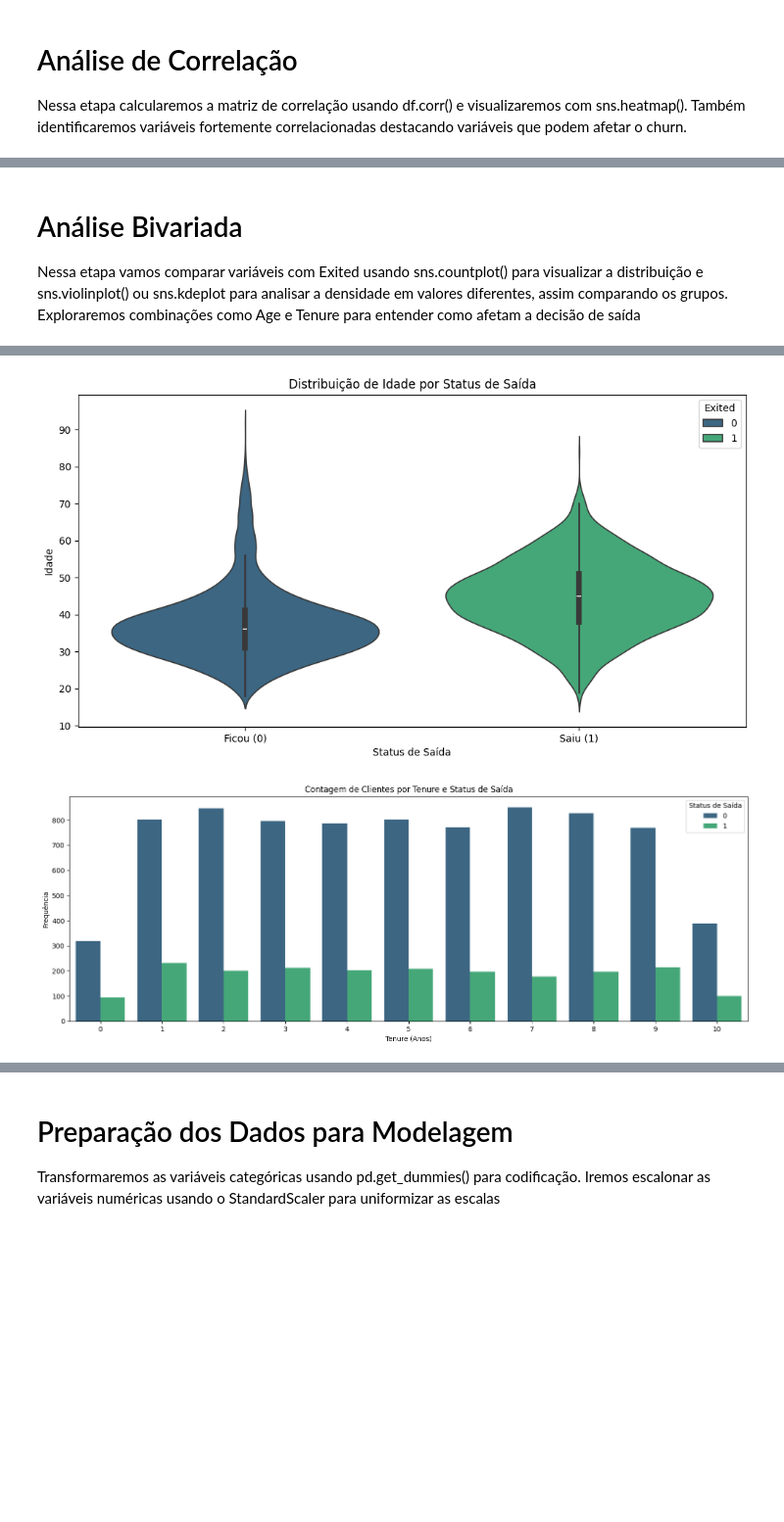
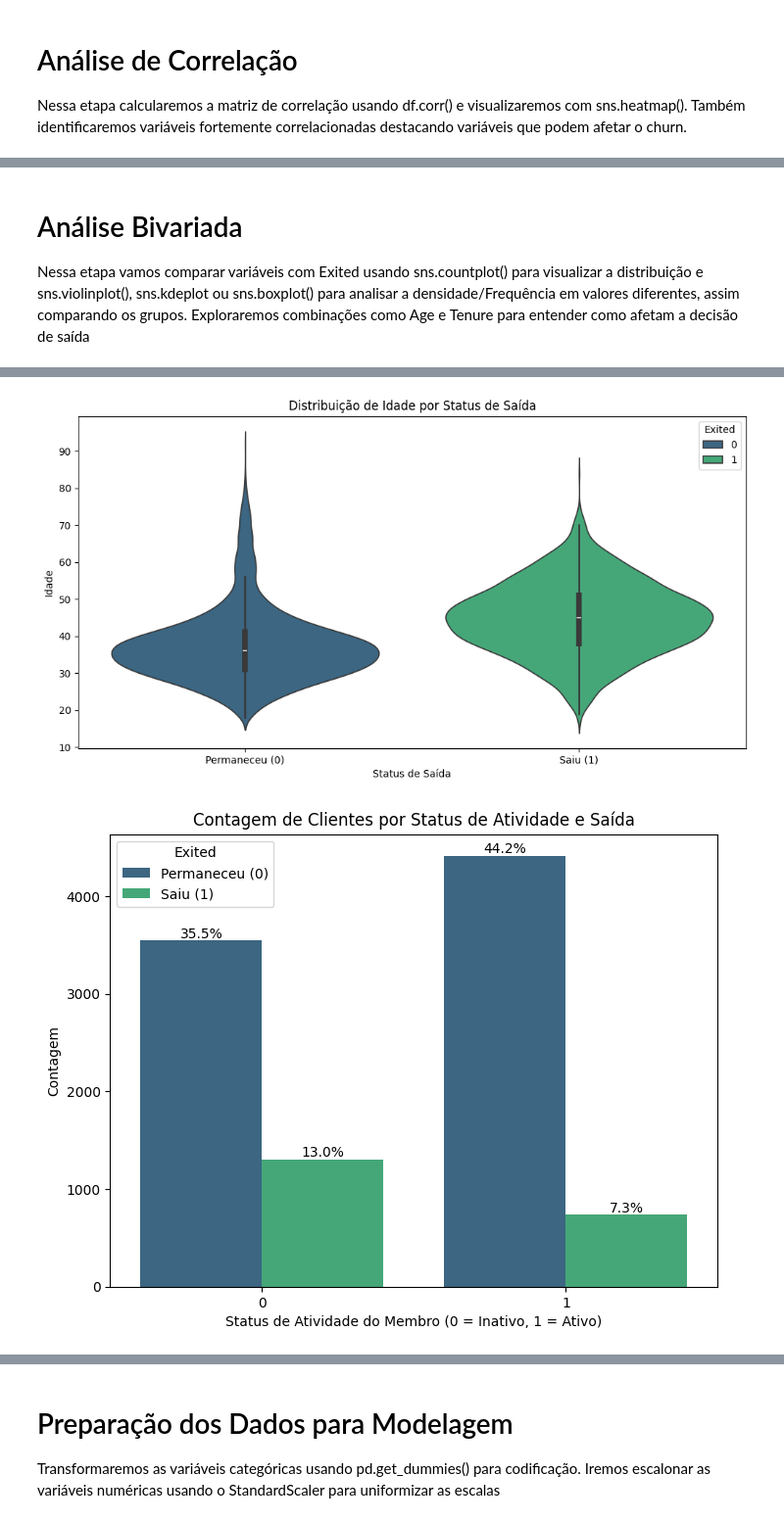
Before and after one commit to GabrielNFR/AnaliseChurnBanco, a Jupyter notebook: main.ipynb, the cells around one changed output, grey strips where cells are left out. Shown at 98% size. Drawn from its saved outputs; the diff is of its cells as text; code cells hidden in the pictures; blank space fills up the shorter version.

```diff
--- a/main.ipynb
+++ b/main.ipynb
@@ -190,49 +237,70 @@ plt.show()
 # %% [markdown]
 # Análise Bivariada
 
-Nessa etapa vamos comparar variáveis com Exited usando sns.countplot() para visualizar a distribuição e sns.violinplot() ou sns.kdeplot para analisar a densidade em
+Nessa etapa vamos comparar variáveis com Exited usando sns.countplot() para visualizar a distribuição e sns.violinplot(), sns.kdeplot ou sns.boxplot() para analisar a densidade/Frequência em
 valores diferentes, assim comparando os grupos.
 Exploraremos combinações como Age e Tenure para entender como afetam a decisão de saída
 # %%
 #Plotando a distribuição de clientes por idade e status de saída
 plt.figure(figsize=(18, 6))
 sns.countplot(data=df_bank, x='Age', hue='Exited', palette='viridis', dodge=True)
 plt.title('Contagem de Clientes por Idade e Status de Saída')
 plt.xlabel('Idade')
 plt.ylabel('Frequência')
 plt.legend(title='Status de Saída', loc='upper right')
 plt.xticks(rotation=0)
 plt.show()
 
 #Agora utilizamos o violinplot para visualizar a densidade em valores diferentes
 plt.figure(figsize=(12, 6))
 sns.violinplot(data=df_bank, x='Exited', y='Age', hue='Exited', palette='viridis')
 plt.title('Distribuição de Idade por Status de Saída')
 plt.xlabel('Status de Saída')
 plt.ylabel('Idade')
-plt.xticks([0, 1], ['Ficou (0)', 'Saiu (1)'])
+plt.xticks([0, 1], ['Permaneceu (0)', 'Saiu (1)'])
 plt.show()
 
-#Plotando a distribuição de clientes por quanto tempo o cliente pertence ao banco e status de saída
-plt.figure(figsize=(18, 6))
-sns.countplot(data=df_bank, x='Tenure', hue='Exited', palette='viridis', dodge=True)
-plt.title('Contagem de Clientes por Tenure e Status de Saída')
-plt.xlabel('Tenure (Anos)')
-plt.ylabel('Frequência')
-plt.legend(title='Status de Saída', loc='upper right')
-plt.xticks(rotation=0)
+# Criar o gráfico de contagem
+plt.figure(figsize=(8, 6))
+ax = sns.countplot(data=df_bank, x='IsActiveMember', hue='Exited', palette='viridis')
+
+# Título e rótulos
+plt.title('Contagem de Clientes por Status de Atividade e Saída')
+plt.xlabel('Status de Atividade do Membro (0 = Inativo, 1 = Ativo)')
+plt.ylabel('Contagem')
+plt.legend(title='Exited', labels=['Permaneceu (0)', 'Saiu (1)'])
+
+# Adicionar porcentagens no topo das barras
+total = len(df_bank)  # Contagem total de registros
+for p in ax.patches:
+      height = p.get_height()
+      if height > 0:
+        percentage = f'{100 * height / total:.1f}%' if total > 0 else '0.0%'
+        ax.annotate(percentage, (p.get_x() + p.get_width() / 2., height),
+                    ha='center', va='bottom', fontsize=10, color='black')
+
 plt.show()
 
-#Agora utilizamos o kdeplot para visualizar a densidade em valores diferentes
+#Plotando a Distribuição de balance por status de saída
 plt.figure(figsize=(10, 6))
-sns.kdeplot(data=df_bank[df_bank['Exited'] == 0], x='Tenure', label='Ficou (0)', fill=True, bw_adjust=0.85, clip=(0, None))
-sns.kdeplot(data=df_bank[df_bank['Exited'] == 1], x='Tenure', label='Saiu (1)', fill=True, bw_adjust=0.85, clip=(0, None))
-plt.title('Distribuição de Tenure por Status de Saída')
-plt.xlabel('Tenure (Anos)')
+sns.kdeplot(df_bank.loc[df_bank['Exited'] == 0, 'Balance'], label='Permaneceu', fill=True)
+sns.kdeplot(df_bank.loc[df_bank['Exited'] == 1, 'Balance'], label='Saiu', fill=True)
+plt.xscale('log')  #Escalamento logaritmíco para melhor leitura
+plt.title('Distribuição de Balance por Status de Saída')
+plt.xlabel('Balance')
 plt.ylabel('Densidade')
 plt.legend()
 plt.show()
+
+#Agora utilizamos o boxplot para visualizar a densidade em valores diferentes
+plt.figure(figsize=(10,6))
+sns.boxplot(x=df_bank['Balance'], hue=df_bank['Exited'], palette='viridis')
+plt.title('Distribuição de Balance por Status de Saída', fontsize=16, weight='bold', color='dodgerblue')
+plt.xlabel('Balance', fontsize=14, weight='bold', color='black')
+plt.ylabel('Frequência', fontsize=14, weight='bold', color='black')
+plt.grid(True, linestyle='--', alpha=0.6)
+plt.show()
 # %% [output]
 [figure]
-[figure, old version]
+[figure, new version]
-[figure, old version]
+[figure, new version]
```
Also changed, not shown: parts of 8 cells of this notebook.
